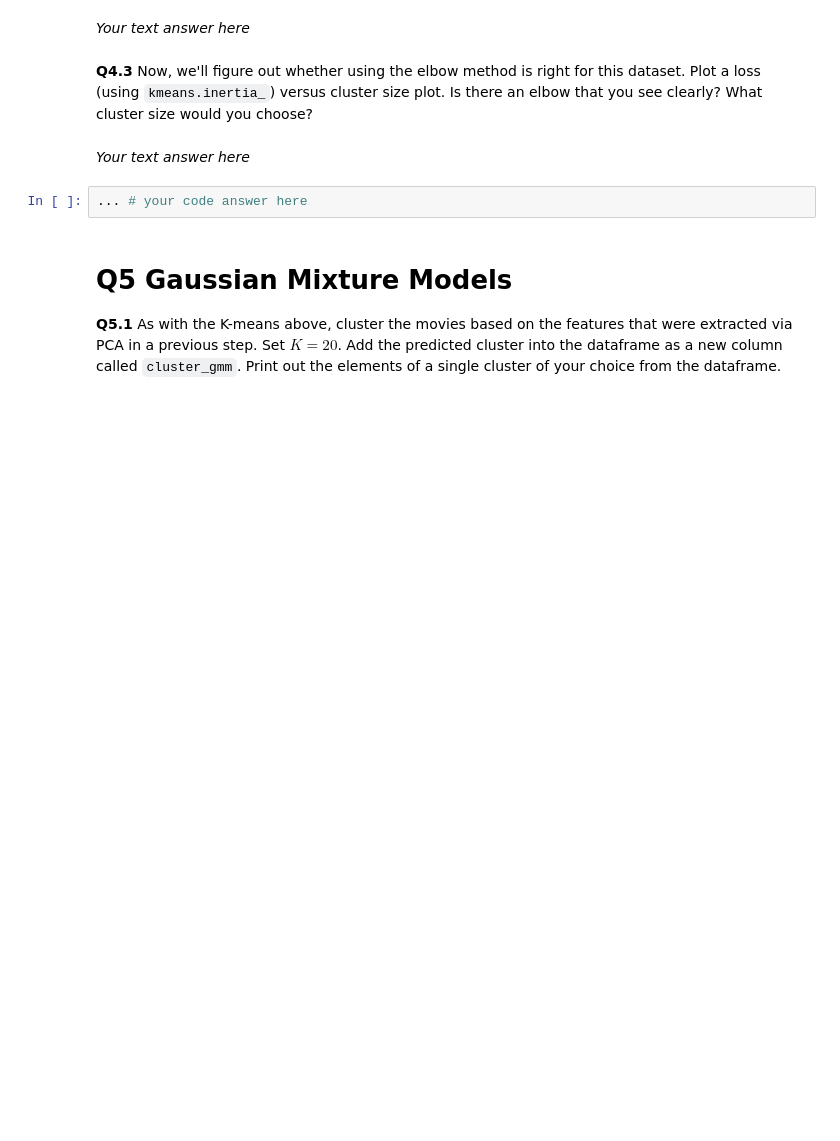
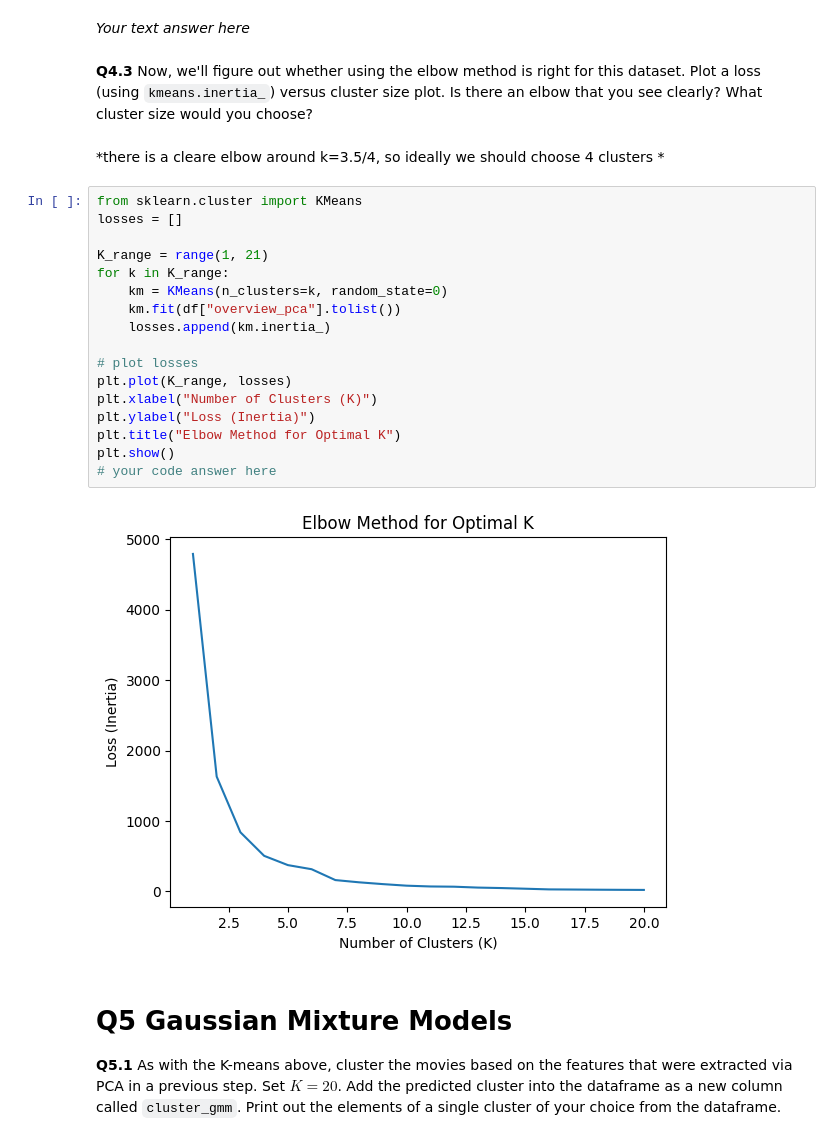
Before and after one commit to kamillaknudsen/tmdl, a Jupyter notebook: Assignment_3.ipynb, the cells around one changed output. Drawn from its saved outputs; the diff is of its cells as text; blank space fills up the shorter version.

```diff
--- a/Assignment_3.ipynb
+++ b/Assignment_3.ipynb
@@ -393,10 +393,27 @@ df[df["cluster_kmeans"] == 0]
 *Your text answer here*
 # %% [markdown]
 **Q4.3** Now, we'll figure out whether using the elbow method is right for this dataset. Plot a loss (using `kmeans.inertia_`) versus cluster size plot. Is there an elbow that you see clearly? What cluster size would you choose?
-# %% [markdown]
-*Your text answer here*
-# %%
-... # your code answer here
+# %% [markdown]
+*there is a cleare elbow around k=3.5/4, so ideally we should choose 4 clusters *
+# %%
+from sklearn.cluster import KMeans
+losses = []
+
+K_range = range(1, 21)
+for k in K_range:
+    km = KMeans(n_clusters=k, random_state=0)
+    km.fit(df["overview_pca"].tolist())
+    losses.append(km.inertia_)
+
+# plot losses
+plt.plot(K_range, losses)
+plt.xlabel("Number of Clusters (K)")
+plt.ylabel("Loss (Inertia)")
+plt.title("Elbow Method for Optimal K")
+plt.show()
+# your code answer here
+# %% [output]
+[figure, added]
 # %% [markdown]
 # Q5 Gaussian Mixture Models
 
```
